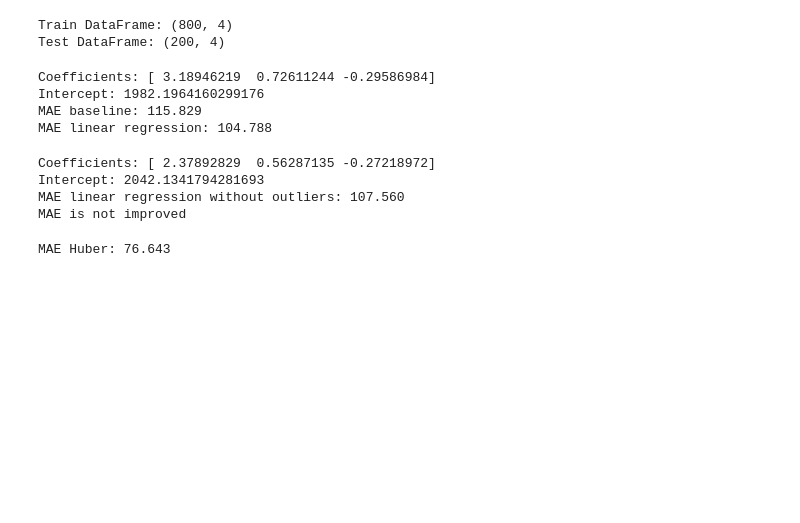
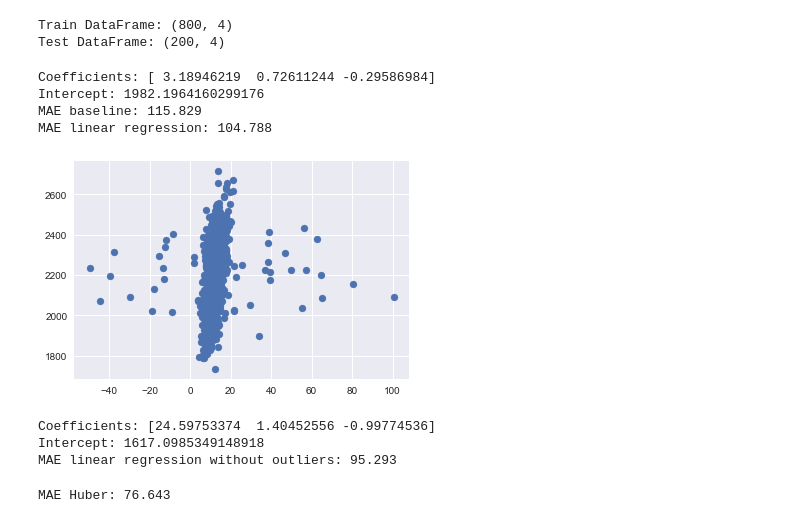
Before and after one commit to daviddapaz/Python, a Jupyter notebook: warm-up-solution.ipynb, the cells around one changed output. Drawn from its saved outputs; the diff is of its cells as text; code cells hidden in the pictures; blank space fills up the shorter version.

```diff
--- a/warm-up-solution.ipynb
+++ b/warm-up-solution.ipynb
@@ -115,3 +134,8 @@ Coefficients: [ 3.18946219  0.72611244 -0.29586984]
 Intercept: 1982.1964160299176
 MAE baseline: 115.829
 MAE linear regression: 104.788
+# %%
+plt.scatter(train_df.x1.values, train_df.y.values, label=None)
+plt.show()
+# %% [output]
+[figure, added]
@@ -118,15 +145,8 @@ MAE linear regression: 104.788
 # %%
-# Remove outliers
+# model without outliers
 
-# Compute z-scores
-z_scores = (y_tr - np.mean(y_tr)) / np.std(y_tr)
-
-# Detect "extreme" data points
-# 2 standard deviations away from the mean
-idx = np.abs(z_scores) < 2
-
-# Remove them
-X_tr2, y_tr2 = X_tr[idx], y_tr[idx]
+X_tr2 = train_df2.drop('y', axis=1).values
+y_tr2 = train_df2.y.values
 
 # Create a linear regression
 lr2 = LinearRegression()
@@ -146,12 +166,10 @@ y_pred2 = lr2.predict(X_te)
 mae_lr2 = MAE(y_te, y_pred2)
 
 print('MAE linear regression without outliers: {:.3f}'.format(mae_lr2))
-print('MAE is not improved')
 # %% [output]
-Coefficients: [ 2.37892829  0.56287135 -0.27218972]
-Intercept: 2042.1341794281693
-MAE linear regression without outliers: 107.560
-MAE is not improved
+Coefficients: [24.59753374  1.40452556 -0.99774536]
+Intercept: 1617.0985349148918
+MAE linear regression without outliers: 95.293
 # %%
 from sklearn.linear_model import HuberRegressor
 
```
Also changed, not shown: parts of 8 cells of this notebook.
